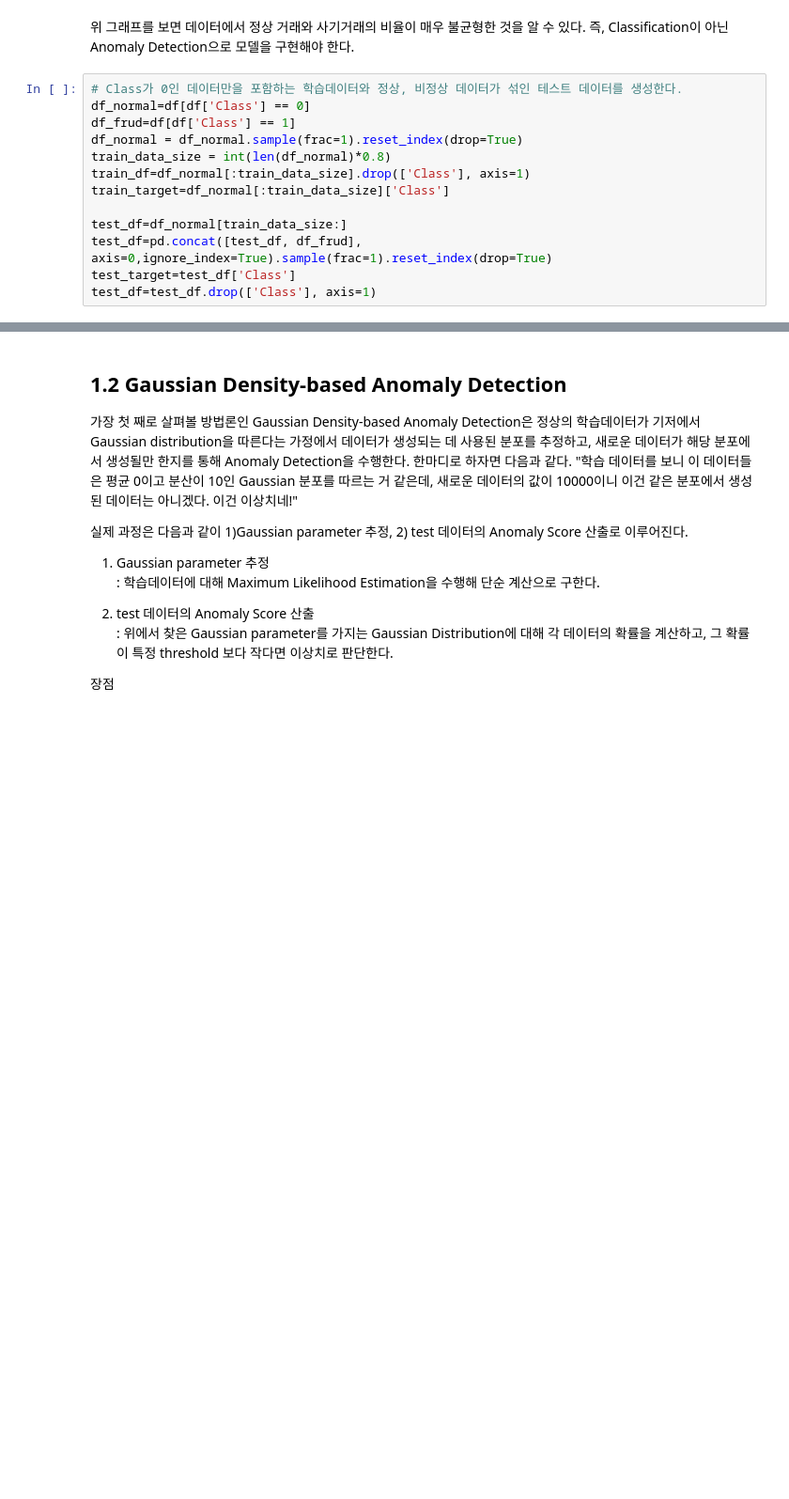
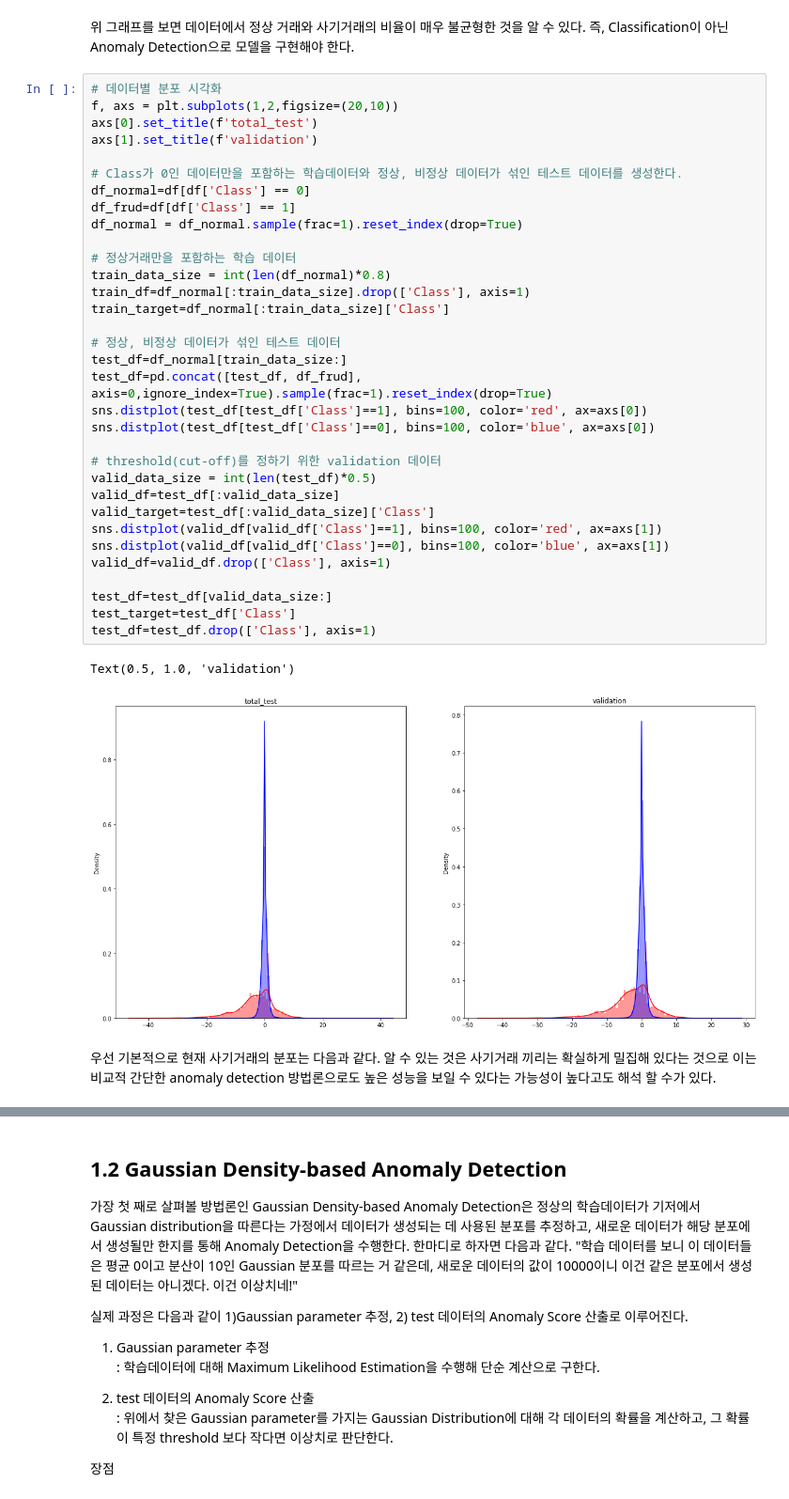
Before and after one commit to Backbone451/Business-Analytics-Tutorial, a Jupyter notebook: 3.Anomaly_Detection/Anomaly_Detection.ipynb, the cells around one changed output, grey strips where cells are left out. Shown at 94% size. Drawn from its saved outputs; the diff is of its cells as text; blank space fills up the shorter version.

```diff
--- a/3.Anomaly_Detection/Anomaly_Detection.ipynb
+++ b/3.Anomaly_Detection/Anomaly_Detection.ipynb
@@ -81,18 +82,43 @@ df = df[['V3', 'V4', 'V7', 'V9', 'V10', 'V11', 'V12', 'V14', 'V16' ,'V17', 'V18'
 위 그래프를 보면 데이터에서 정상 거래와 사기거래의 비율이 매우 불균형한 것을 알 수 있다.
 즉, Classification이 아닌 Anomaly Detection으로 모델을 구현해야 한다.
 # %%
+# 데이터별 분포 시각화
+f, axs = plt.subplots(1,2,figsize=(20,10))
+axs[0].set_title(f'total_test')
+axs[1].set_title(f'validation')
+
 # Class가 0인 데이터만을 포함하는 학습데이터와 정상, 비정상 데이터가 섞인 테스트 데이터를 생성한다.
 df_normal=df[df['Class'] == 0]
 df_frud=df[df['Class'] == 1]
 df_normal = df_normal.sample(frac=1).reset_index(drop=True)
+
+# 정상거래만을 포함하는 학습 데이터
 train_data_size = int(len(df_normal)*0.8)
 train_df=df_normal[:train_data_size].drop(['Class'], axis=1)
 train_target=df_normal[:train_data_size]['Class']
 
+# 정상, 비정상 데이터가 섞인 테스트 데이터
 test_df=df_normal[train_data_size:]
 test_df=pd.concat([test_df, df_frud], axis=0,ignore_index=True).sample(frac=1).reset_index(drop=True)
+sns.distplot(test_df[test_df['Class']==1], bins=100, color='red', ax=axs[0])
+sns.distplot(test_df[test_df['Class']==0], bins=100, color='blue', ax=axs[0])
+
+# threshold(cut-off)를 정하기 위한 validation 데이터
+valid_data_size = int(len(test_df)*0.5)
+valid_df=test_df[:valid_data_size]
+valid_target=test_df[:valid_data_size]['Class']
+sns.distplot(valid_df[valid_df['Class']==1], bins=100, color='red', ax=axs[1])
+sns.distplot(valid_df[valid_df['Class']==0], bins=100, color='blue', ax=axs[1])
+valid_df=valid_df.drop(['Class'], axis=1)
+
+test_df=test_df[valid_data_size:]
 test_target=test_df['Class']
 test_df=test_df.drop(['Class'], axis=1)
+# %% [output]
+Text(0.5, 1.0, 'validation')
+[figure, added]
+# %% [markdown]
+우선 기본적으로 현재 사기거래의 분포는 다음과 같다. 알 수 있는 것은 사기거래 끼리는 확실하게 밀집해 있다는 것으로 이는 비교적 간단한 anomaly detection 방법론으로도 높은 성능을 보일 수 있다는 가능성이 높다고도 해석 할 수가 있다.
 # %%
 # 이후의 데이터 분석의 과정에서 데이터의 변수들이 모두 동일한 스케일을 갖도록 StandardScaler를 사용하여 스케일링한다.
 scaler = StandardScaler()
```
Also changed, not shown: parts of 48 cells of this notebook.
